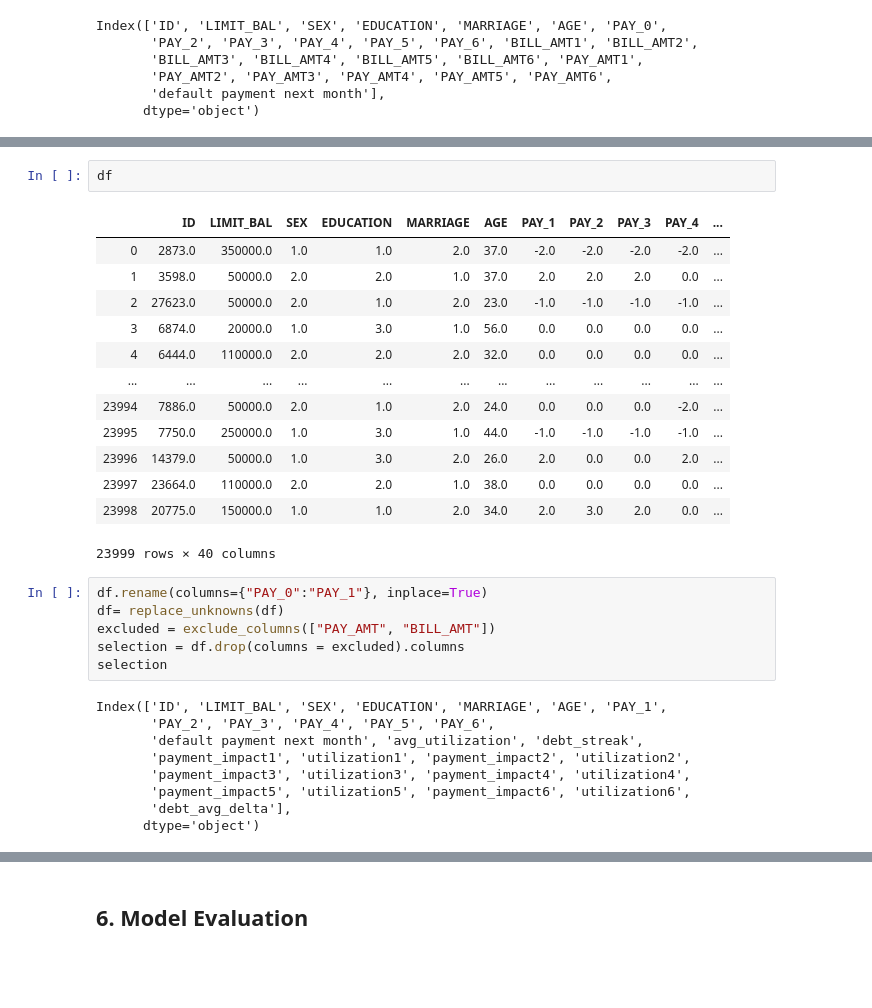
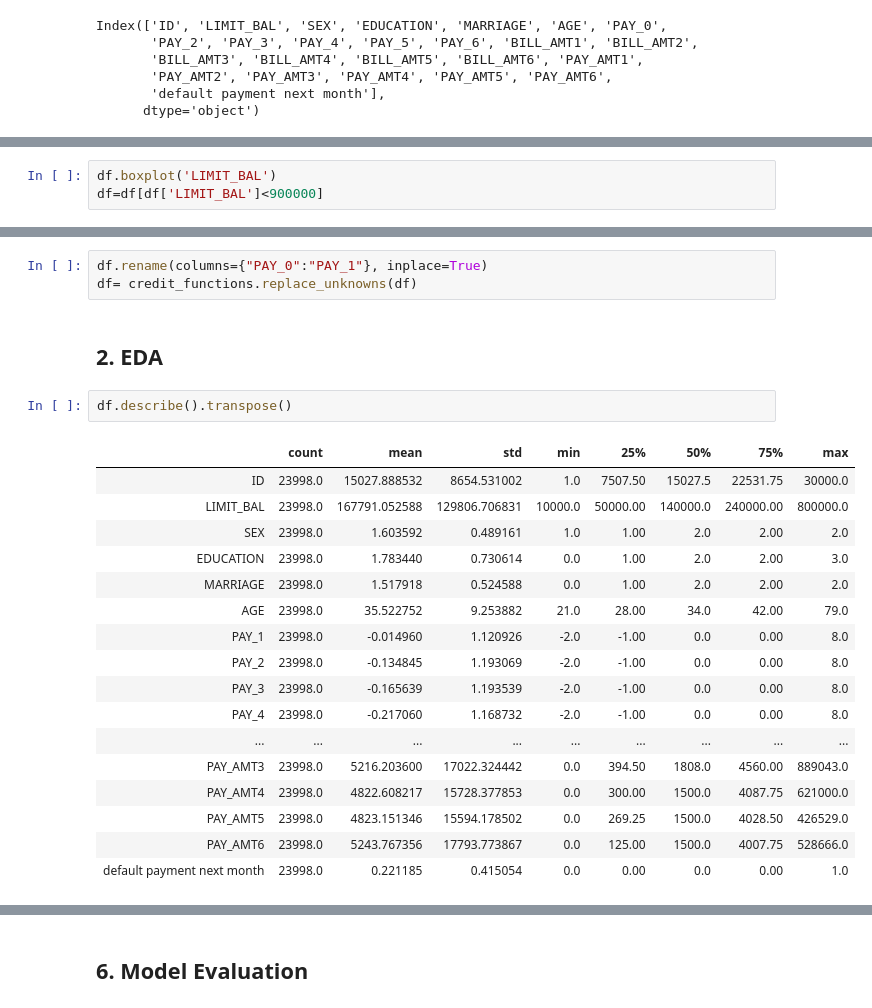
Before and after one commit to coreyryanhanson/nyc-mhtn-ds-010620-lectures, a Jupyter notebook: week-9/classification-assessment/working_assessment.ipynb, the cells around one changed output, grey strips where cells are left out. Saved outputs shown, nothing was run; the diff lists cells and outputs as text; blank space fills up the shorter version.

```diff
--- a/week-9/classification-assessment/working_assessment.ipynb
+++ b/week-9/classification-assessment/working_assessment.ipynb
@@ -166,0 +63,3 @@ df
+# %%
+df.boxplot('LIMIT_BAL')
+df=df[df['LIMIT_BAL']<900000]
@@ -167,34 +68,28 @@ df
+# %%
+df.rename(columns={"PAY_0":"PAY_1"}, inplace=True)
+df= credit_functions.replace_unknowns(df)
+# %% [markdown]
+## 2. EDA
 # %%
-df
+df.describe().transpose()
 # %% [output]
-|  | ID | LIMIT_BAL | SEX | EDUCATION | MARRIAGE | AGE | PAY_1 | PAY_2 | PAY_3 | PAY_4 | ... |
-| 0 | 2873.0 | 350000.0 | 1.0 | 1.0 | 2.0 | 37.0 | -2.0 | -2.0 | -2.0 | -2.0 | ... |
-| 1 | 3598.0 | 50000.0 | 2.0 | 2.0 | 1.0 | 37.0 | 2.0 | 2.0 | 2.0 | 0.0 | ... |
-| 2 | 27623.0 | 50000.0 | 2.0 | 1.0 | 2.0 | 23.0 | -1.0 | -1.0 | -1.0 | -1.0 | ... |
-| 3 | 6874.0 | 20000.0 | 1.0 | 3.0 | 1.0 | 56.0 | 0.0 | 0.0 | 0.0 | 0.0 | ... |
-| 4 | 6444.0 | 110000.0 | 2.0 | 2.0 | 2.0 | 32.0 | 0.0 | 0.0 | 0.0 | 0.0 | ... |
-| ... | ... | ... | ... | ... | ... | ... | ... | ... | ... | ... | ... |
-| 23994 | 7886.0 | 50000.0 | 2.0 | 1.0 | 2.0 | 24.0 | 0.0 | 0.0 | 0.0 | -2.0 | ... |
-| 23995 | 7750.0 | 250000.0 | 1.0 | 3.0 | 1.0 | 44.0 | -1.0 | -1.0 | -1.0 | -1.0 | ... |
-| 23996 | 14379.0 | 50000.0 | 1.0 | 3.0 | 2.0 | 26.0 | 2.0 | 0.0 | 0.0 | 2.0 | ... |
-| 23997 | 23664.0 | 110000.0 | 2.0 | 2.0 | 1.0 | 38.0 | 0.0 | 0.0 | 0.0 | 0.0 | ... |
-| 23998 | 20775.0 | 150000.0 | 1.0 | 1.0 | 2.0 | 34.0 | 2.0 | 3.0 | 2.0 | 0.0 | ... |
+|  | count | mean | std | min | 25% | 50% | 75% | max |
+| ID | 23998.0 | 15027.888532 | 8654.531002 | 1.0 | 7507.50 | 15027.5 | 22531.75 | 30000.0 |
+| LIMIT_BAL | 23998.0 | 167791.052588 | 129806.706831 | 10000.0 | 50000.00 | 140000.0 | 240000.00 | 800000.0 |
+| SEX | 23998.0 | 1.603592 | 0.489161 | 1.0 | 1.00 | 2.0 | 2.00 | 2.0 |
+| EDUCATION | 23998.0 | 1.783440 | 0.730614 | 0.0 | 1.00 | 2.0 | 2.00 | 3.0 |
+| MARRIAGE | 23998.0 | 1.517918 | 0.524588 | 0.0 | 1.00 | 2.0 | 2.00 | 2.0 |
+| AGE | 23998.0 | 35.522752 | 9.253882 | 21.0 | 28.00 | 34.0 | 42.00 | 79.0 |
+| PAY_1 | 23998.0 | -0.014960 | 1.120926 | -2.0 | -1.00 | 0.0 | 0.00 | 8.0 |
+| PAY_2 | 23998.0 | -0.134845 | 1.193069 | -2.0 | -1.00 | 0.0 | 0.00 | 8.0 |
+| PAY_3 | 23998.0 | -0.165639 | 1.193539 | -2.0 | -1.00 | 0.0 | 0.00 | 8.0 |
+| PAY_4 | 23998.0 | -0.217060 | 1.168732 | -2.0 | -1.00 | 0.0 | 0.00 | 8.0 |
+| ... | ... | ... | ... | ... | ... | ... | ... | ... |
+| PAY_AMT3 | 23998.0 | 5216.203600 | 17022.324442 | 0.0 | 394.50 | 1808.0 | 4560.00 | 889043.0 |
+| PAY_AMT4 | 23998.0 | 4822.608217 | 15728.377853 | 0.0 | 300.00 | 1500.0 | 4087.75 | 621000.0 |
+| PAY_AMT5 | 23998.0 | 4823.151346 | 15594.178502 | 0.0 | 269.25 | 1500.0 | 4028.50 | 426529.0 |
+| PAY_AMT6 | 23998.0 | 5243.767356 | 17793.773867 | 0.0 | 125.00 | 1500.0 | 4007.75 | 528666.0 |
+| default payment next month | 23998.0 | 0.221185 | 0.415054 | 0.0 | 0.00 | 0.0 | 0.00 | 1.0 |
-23999 rows × 40 columns
-# %%
-df.rename(columns={"PAY_0":"PAY_1"}, inplace=True)
-df= replace_unknowns(df)
-excluded = exclude_columns(["PAY_AMT", "BILL_AMT"])
-selection = df.drop(columns = excluded).columns
-selection
-# %% [output]
-Index(['ID', 'LIMIT_BAL', 'SEX', 'EDUCATION', 'MARRIAGE', 'AGE', 'PAY_1',
-       'PAY_2', 'PAY_3', 'PAY_4', 'PAY_5', 'PAY_6',
-       'default payment next month', 'avg_utilization', 'debt_streak',
-       'payment_impact1', 'utilization1', 'payment_impact2', 'utilization2',
-       'payment_impact3', 'utilization3', 'payment_impact4', 'utilization4',
-       'payment_impact5', 'utilization5', 'payment_impact6', 'utilization6',
-       'debt_avg_delta'],
-      dtype='object')
 # %%
 sns.set(rc = {'figure.figsize':(27,18)})
 sns.set_context('talk' , font_scale=0.7)
```
Also changed, not shown: parts of 44 cells of this notebook, 1 other file.
